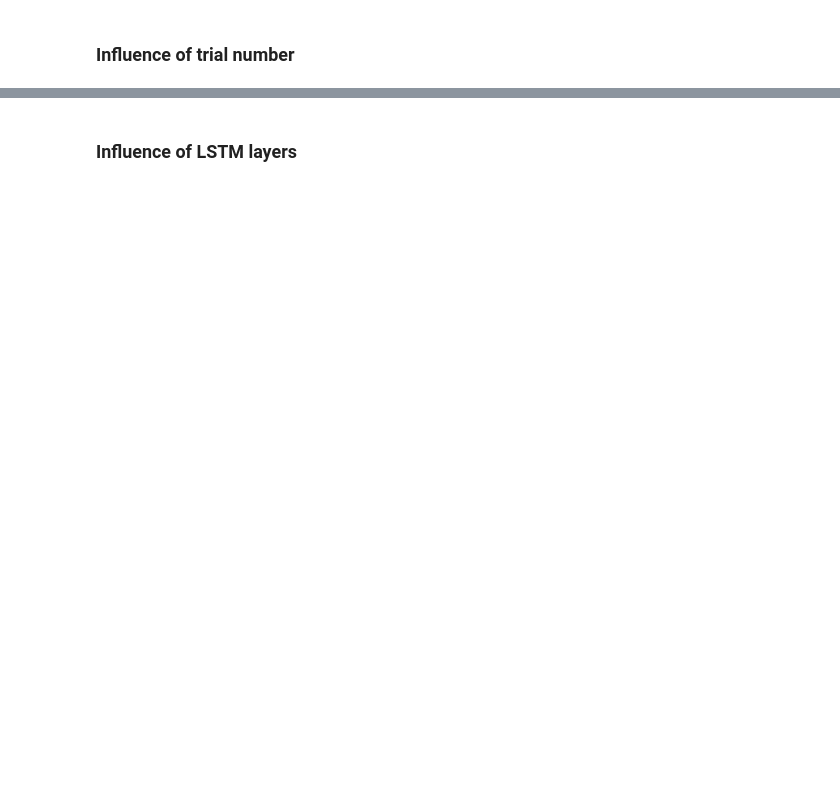
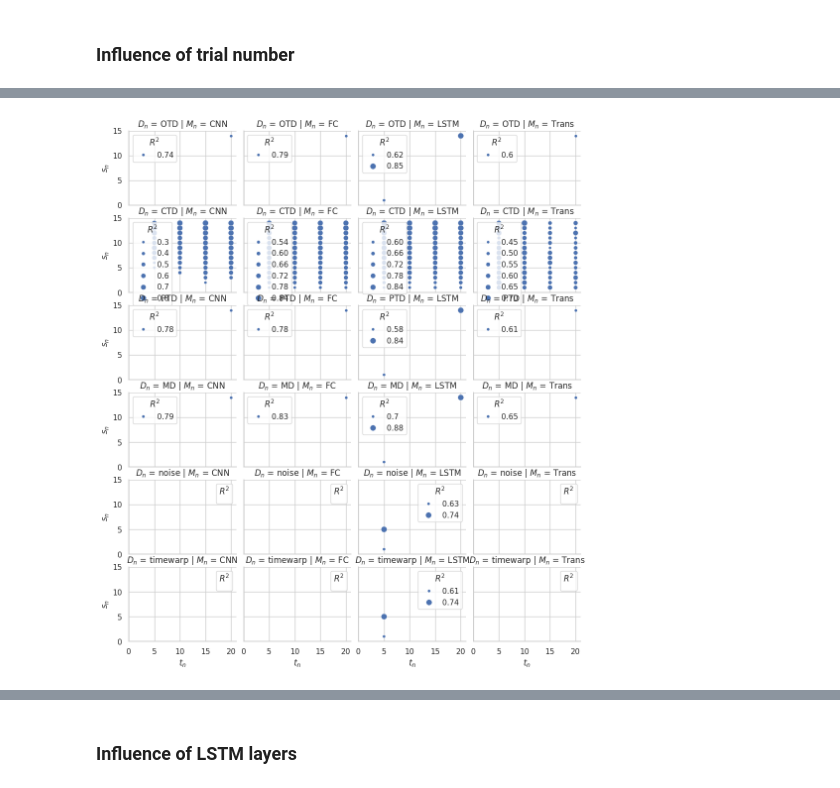
Before and after one commit to sunzhon/transfer_learning_for_droplanding, a Jupyter notebook: jupyter-lab/P6_figure_results_v3.ipynb, the cells around one changed output, grey strips where cells are left out. Drawn from its saved outputs; the diff is of its cells as text; code cells hidden in the pictures; blank space fills up the shorter version.

```diff
--- a/jupyter-lab/P6_figure_results_v3.ipynb
+++ b/jupyter-lab/P6_figure_results_v3.ipynb
@@ -245,0 +228,83 @@ ipdb>  q
+# %%
+# plot matrix scatterplot
+def p6_plot_matric_points(metrics, rename_dict={}, config={}, filters={},figwidth=10,figheight=11):
+
+    # set theme
+    sns.set(font_scale=1.0,style='whitegrid')
+    sns.despine()
+    states_palette = sns.color_palette()
+    colors = sns.color_palette("husl", 9)
+
+    # rename column name:
+    if(rename_dict not in [{},None]):
+        metrics = metrics.rename(columns=rename_dict)
+    #metrics['LSTM layer number']= metrics['LSTM layer number'].astype(int)
+
+    # rename elements
+    metrics = metrics.replace({'original':'MD','e_scale':'PTD','e_rotation':'OTD','e_rotation_e_scale':'CTD'})
+    metrics = metrics.replace({'baseline_fc':'FC','baseline_cnn':'CNN','baseline_lstm':'LSTM','baseline_transformer':'Trans'})
+    metrics = metrics.replace({'R_GRF_Z ':'vGRF','R_KNEE_MOMENT_X ':'KEM'})
+
+    # filter metrics
+    if filters!={}:
+        metrics = filter_metrics(metrics,**filters)
+
+    g = sns.FacetGrid(data=metrics, col=config['row'],  row=config['col'])
+    g.map_dataframe(sns.scatterplot, x=config['x'], y=config['y'],
+                    size=config['size'],
+                    #style=config["hue"],
+                    #hue=config['hue']
+                   )
+    axes = g.axes.reshape(g.axes.size,1)
+    for idx in range(axes.size):
+        axes[idx,0].set_yticks([0,5,10,15])
+        axes[idx,0].set_xticks([0,5,10,15,20])
+        axes[idx,0].xaxis.grid(True)
+        axes[idx,0].yaxis.grid(True)
+        #axes[idx,0].set_title(r'$l_n$={}| $n_1$={}'.format((idx+1)*5))
+        #axes[idx,0].legend(title='LSTM layer number',loc='lower right',ncol=2)
+        axes[idx,0].legend(title=r'$R^2$',loc='best')
+        axes[idx,0].set_ylim([0,15])
+        axes[idx,0].set_xlim([0,21])
+
+    #plt.show()
+
+    g.fig.set_figwidth(figwidth)
+    g.fig.set_figheight(figheight)
+
+    fig_path=os.path.join(RESULTS_PATH, "visualization/P6/")
+    #fig_path=os.path.join("./","visualization/P6/Fig_results_baseline_heatmap.svg")
+
+
+
+    #save_figure("./",fig_format='svg')
+    #save_figure(os.path.dirname(combination_investigation_metrics[0]),fig_format=save_format)
+
+
+rename_dict = {'train_sub_num':r'$s_n$', 'tre_trial_num':r'$t_n$','feature_layer_num':r'$L_n$','r2':r"$R^2$", 'dataset_name': r"$D_n$", "model_name": r"$M_n$", "labels_name": "V"}
+plot_config={
+    'y': r"$s_n$",
+    'x': r'$t_n$',
+    'kind': 'point',
+    'hue': "V",
+    'height': 4,
+    'aspect': 2,
+    'sharey': True,
+    'size': r'$R^2$',
+    'row': r'$M_n$',
+    'col': r'$D_n$',
+    #'col_wrap': 2,
+    #'color': '0.5', # for bar
+    'dodge': False # for bar
+    #"palette": colors # for hue,
+    #"errorbar":'sd',
+    #"markers":['o',"^","v","<",">","s","D","d"],
+    #'legend':False
+}
+
+#filters= {r'$L_$':[1,2,3,4,5,6,7],r"$s_n$":[14],'drop_value':0.3}
+filters= {'drop_value':0.3,"V":'KEM'}
+
+selected_raw_metrics=raw_metrics[["model_name","dataset_name","train_sub_num","feature_layer_num","tre_trial_num","r2", "labels_name"]].groupby(["model_name","dataset_name","train_sub_num","tre_trial_num", "labels_name"]).mean().round(2).reset_index()
+p6_plot_matric_points(selected_raw_metrics, rename_dict, plot_config, filters=filters)
+# %% [output]
@@ -245,0 +313 @@ ipdb>  q
+[figure, added]
```
Also changed, not shown: parts of 9 cells of this notebook, 4 other files.
